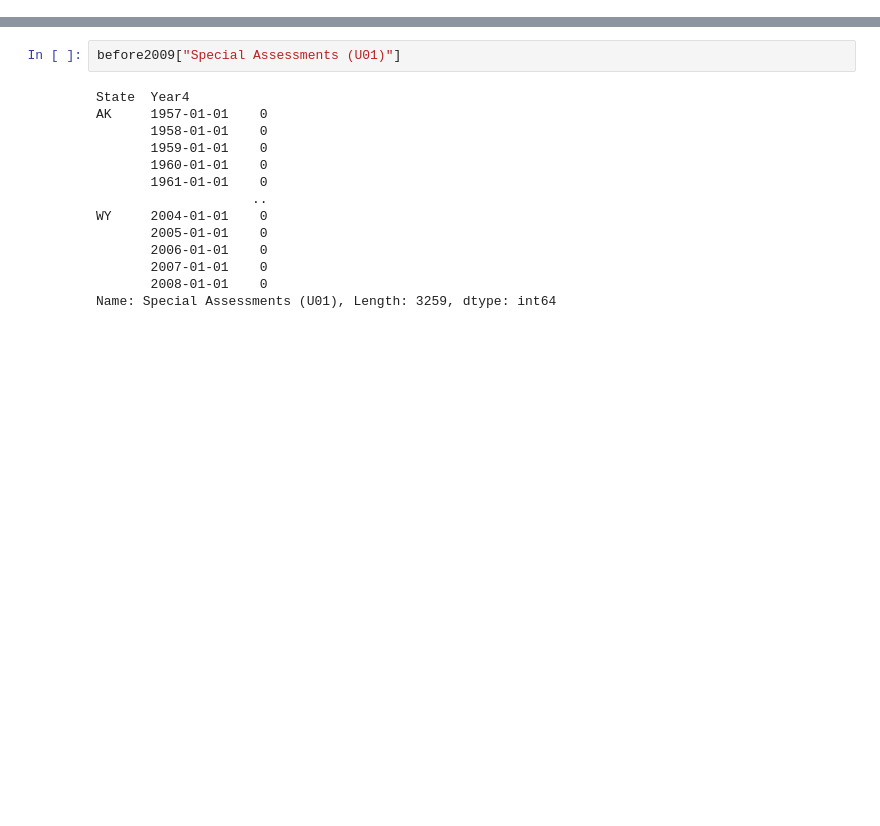
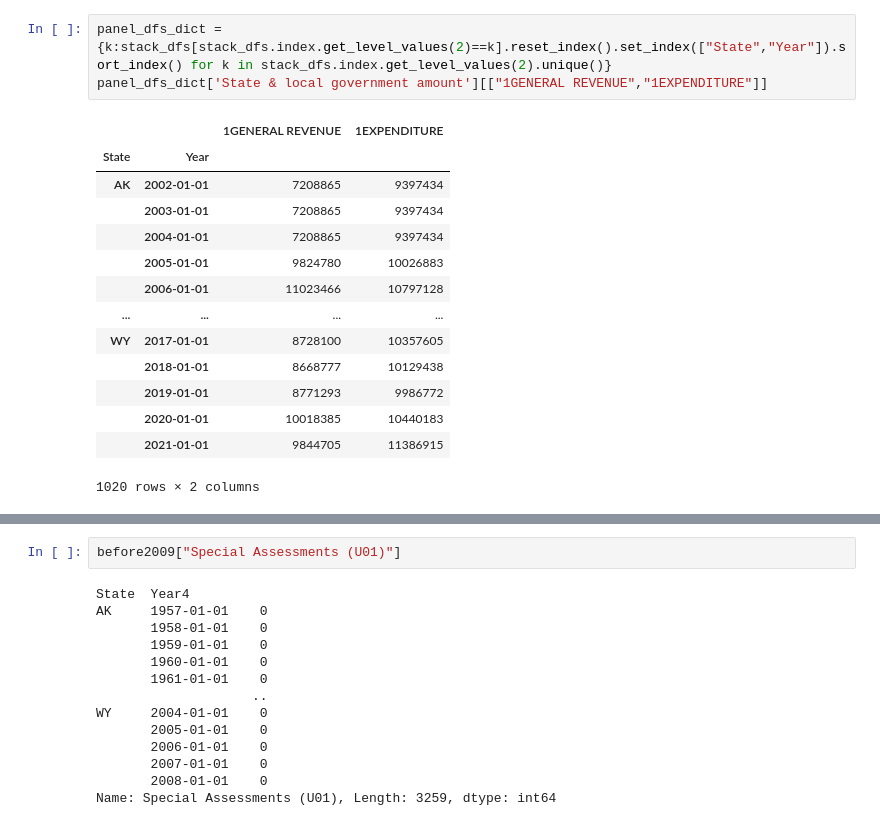
Before and after one commit to jlcatonjr/ProjectRepositories, a Jupyter notebook: PropertyTaxes/CombineDataFromDBs.ipynb, the cells around one changed output, grey strips where cells are left out. Saved outputs shown, nothing was run; the diff lists cells and outputs as text; blank space fills up the shorter version.

```diff
--- a/PropertyTaxes/CombineDataFromDBs.ipynb
+++ b/PropertyTaxes/CombineDataFromDBs.ipynb
@@ -158,0 +184,18 @@ WY    2021-01-01 State & local government amount          9844705
+# %%
+panel_dfs_dict = {k:stack_dfs[stack_dfs.index.get_level_values(2)==k].reset_index().set_index(["State","Year"]).sort_index() for k in stack_dfs.index.get_level_values(2).unique()}
+panel_dfs_dict['State & local government amount'][["1GENERAL REVENUE","1EXPENDITURE"]]
+# %% [output]
+|  |  | 1GENERAL REVENUE | 1EXPENDITURE |
+| State | Year |  |  |
+| AK | 2002-01-01 | 7208865 | 9397434 |
+|  | 2003-01-01 | 7208865 | 9397434 |
+|  | 2004-01-01 | 7208865 | 9397434 |
+|  | 2005-01-01 | 9824780 | 10026883 |
+|  | 2006-01-01 | 11023466 | 10797128 |
+| ... | ... | ... | ... |
+| WY | 2017-01-01 | 8728100 | 10357605 |
+|  | 2018-01-01 | 8668777 | 10129438 |
+|  | 2019-01-01 | 8771293 | 9986772 |
+|  | 2020-01-01 | 10018385 | 10440183 |
+|  | 2021-01-01 | 9844705 | 11386915 |
+1020 rows × 2 columns
```
Also changed, not shown: parts of 10 cells of this notebook.
